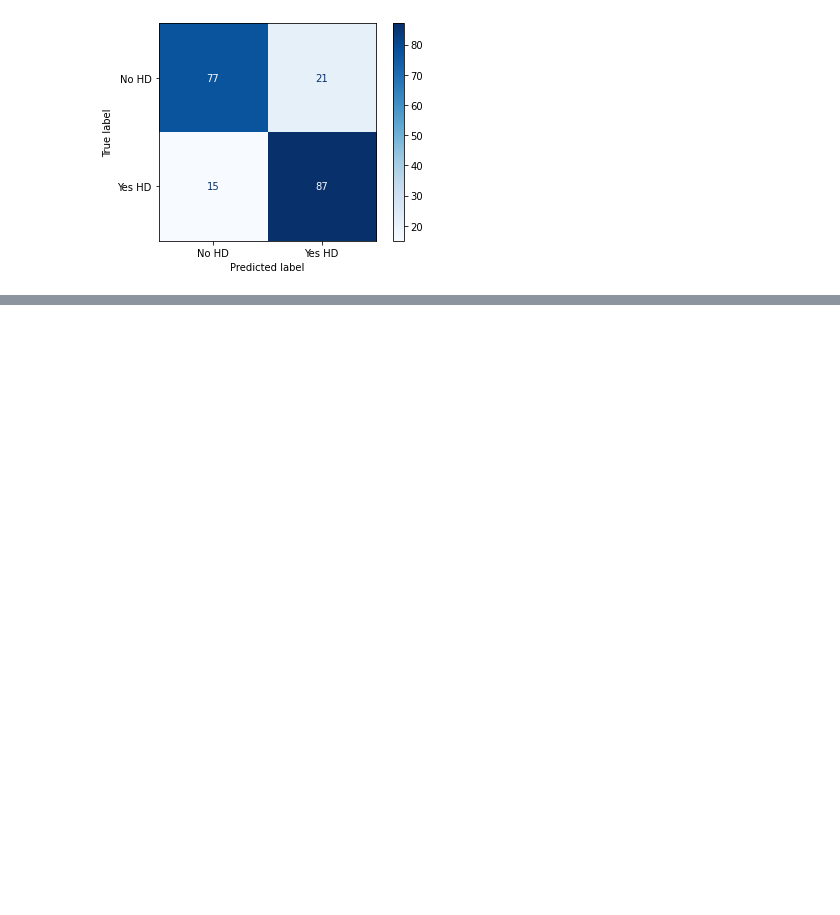
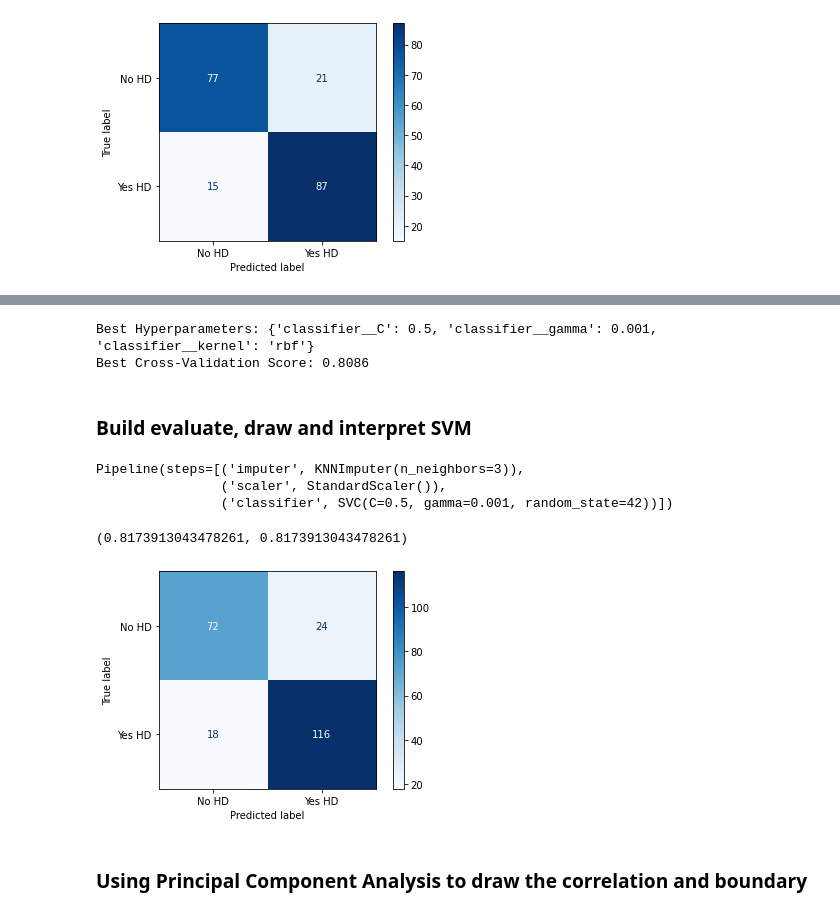
Before and after one commit to Nupur-Patil/ml_projects, a Jupyter notebook: heart_disease_prediction/notebooks/02_model_training.ipynb, the cells around one changed output, grey strips where cells are left out. Saved outputs shown, nothing was run; the diff lists cells and outputs as text; code cells hidden in the pictures; blank space fills up the shorter version.

```diff
--- a/heart_disease_prediction/notebooks/02_model_training.ipynb
+++ b/heart_disease_prediction/notebooks/02_model_training.ipynb
@@ -459,0 +467,10 @@ plt.show()
+# %%
+param_grid = {
+    'classifier__C': [0.5, 1, 10, 100],
+    'classifier__gamma': ['scale', 1, 0.1, 0.01, 0.001, 0.0001],
+    'classifier__kernel': ['rbf']
+}
+
+grid_search = GridSearchCV(estimator= pipeline, param_grid=param_grid, scoring='accuracy', cv= kf, verbose=2)
+# %%
+grid_search.fit(x_train,y_train)
@@ -459,0 +506,34 @@ plt.show()
+# %%
+print(f"Best Hyperparameters: {grid_search.best_params_}")
+print(f"Best Cross-Validation Score: {grid_search.best_score_:.4f}")
+# %% [output]
+Best Hyperparameters: {'classifier__C': 0.5, 'classifier__gamma': 0.001, 'classifier__kernel': 'rbf'}
+Best Cross-Validation Score: 0.8086
+# %% [markdown]
+### Build evaluate, draw and interpret SVM
+# %%
+pipeline = Pipeline(steps = [('imputer', imputer), ('scaler', scaler), ('classifier', SVC(C=0.5, gamma=0.001, kernel='rbf', random_state=42))])
+pipeline.fit(x_train, y_train)
+# %% [output]
+Pipeline(steps=[('imputer', KNNImputer(n_neighbors=3)),
+                ('scaler', StandardScaler()),
+                ('classifier', SVC(C=0.5, gamma=0.001, random_state=42))])
+# %%
+y_pred_svm = pipeline.predict(x_test)
+accuracy_svm_test = accuracy_score(y_test, y_pred_svm)
+
+y_pred_svm = pipeline.predict(x_train)
+accuracy_svm_train = accuracy_score(y_train, y_pred_svm)
+
+accuracy_svm_train, accuracy_svm_test
+# %% [output]
+(0.8173913043478261, 0.8173913043478261)
+# %%
+y_pred = pipeline.predict(x_test)
+disp = ConfusionMatrixDisplay.from_predictions(
+y_test, y_pred, cmap=plt.cm.Blues, display_labels=['No HD', 'Yes HD'], normalize=None)
+plt.show()
+# %% [output]
+[figure, added]
+# %% [markdown]
+### Using Principal Component Analysis to draw the correlation and boundary
```
Also changed, not shown: parts of 12 cells of this notebook.
